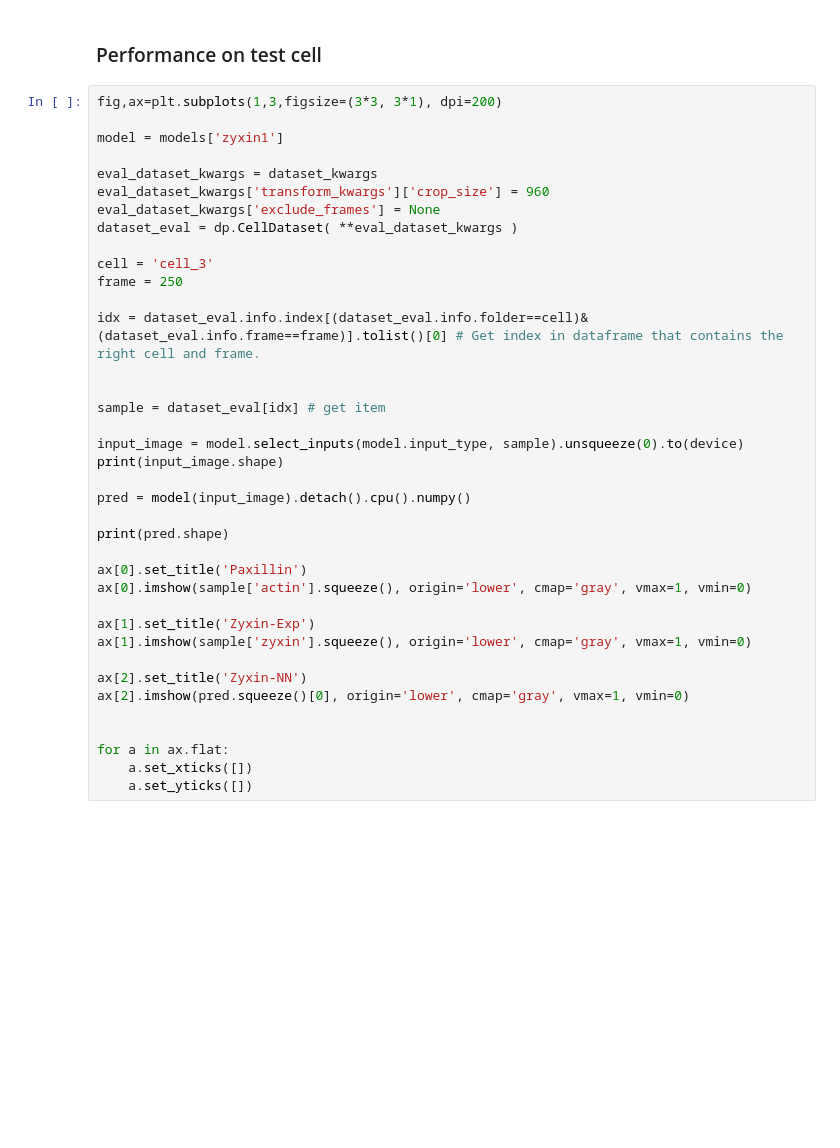
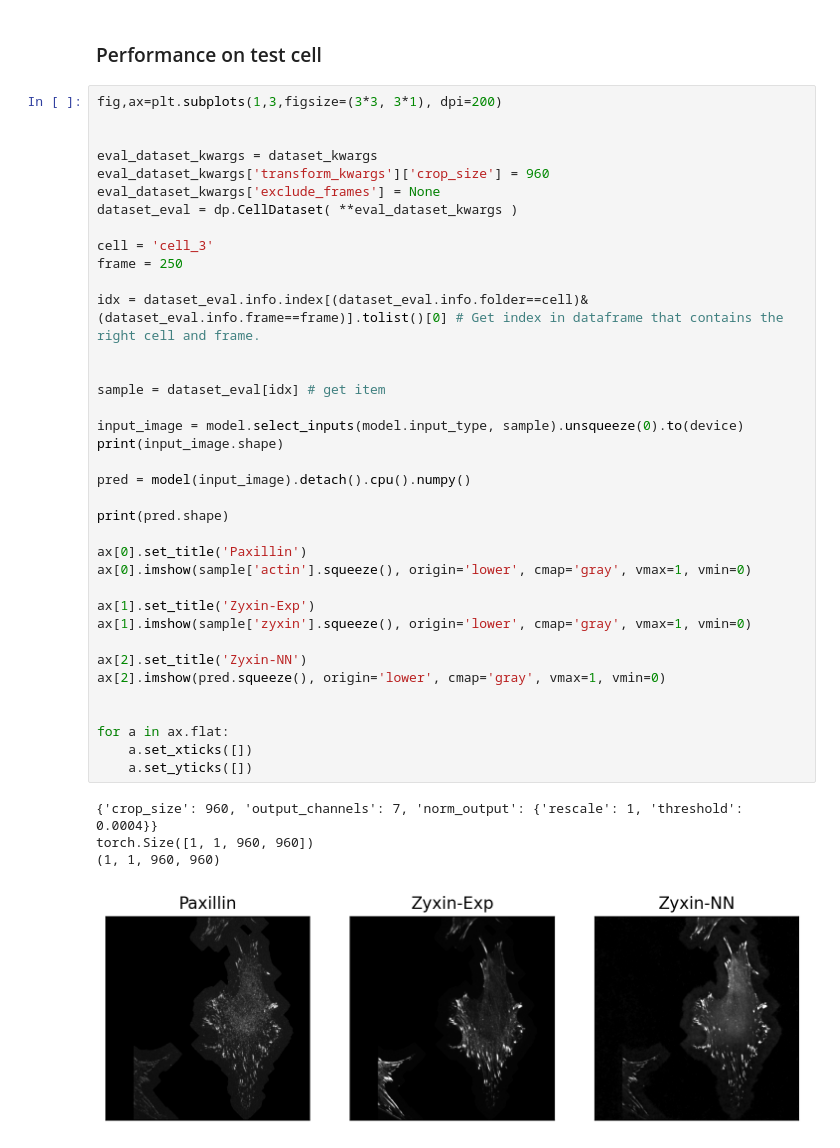
Before and after one commit to dinglyosu/force_inference, a Jupyter notebook: train_unet_zyxin2pfak_ch67_singleprotein.ipynb, the cells around one changed output. Drawn from its saved outputs; the diff is of its cells as text; blank space fills up the shorter version.

```diff
--- a/train_unet_zyxin2pfak_ch67_singleprotein.ipynb
+++ b/train_unet_zyxin2pfak_ch67_singleprotein.ipynb
@@ -466,38 +464,42 @@ TypeError: Invalid shape (960,) for image data
 # %%
 fig,ax=plt.subplots(1,3,figsize=(3*3, 3*1), dpi=200)
 
-model = models['zyxin1']
 
 eval_dataset_kwargs = dataset_kwargs
 eval_dataset_kwargs['transform_kwargs']['crop_size'] = 960
 eval_dataset_kwargs['exclude_frames'] = None
 dataset_eval = dp.CellDataset( **eval_dataset_kwargs )
 
 cell = 'cell_3'
 frame = 250
 
 idx = dataset_eval.info.index[(dataset_eval.info.folder==cell)&(dataset_eval.info.frame==frame)].tolist()[0] # Get index in dataframe that contains the right cell and frame.
 
 
 sample = dataset_eval[idx] # get item
 
 input_image = model.select_inputs(model.input_type, sample).unsqueeze(0).to(device)
 print(input_image.shape)
 
 pred = model(input_image).detach().cpu().numpy()
 
 print(pred.shape)
 
 ax[0].set_title('Paxillin')
 ax[0].imshow(sample['actin'].squeeze(), origin='lower', cmap='gray', vmax=1, vmin=0)
 
 ax[1].set_title('Zyxin-Exp')
 ax[1].imshow(sample['zyxin'].squeeze(), origin='lower', cmap='gray', vmax=1, vmin=0)
 
 ax[2].set_title('Zyxin-NN')
-ax[2].imshow(pred.squeeze()[0], origin='lower', cmap='gray', vmax=1, vmin=0)
+ax[2].imshow(pred.squeeze(), origin='lower', cmap='gray', vmax=1, vmin=0)
 
 
 for a in ax.flat:
     a.set_xticks([])
     a.set_yticks([])
+# %% [output]
+{'crop_size': 960, 'output_channels': 7, 'norm_output': {'rescale': 1, 'threshold': 0.0004}}
+torch.Size([1, 1, 960, 960])
+(1, 1, 960, 960)
+[figure, added]
```
Also changed, not shown: parts of 8 cells of this notebook, 1 other file.
